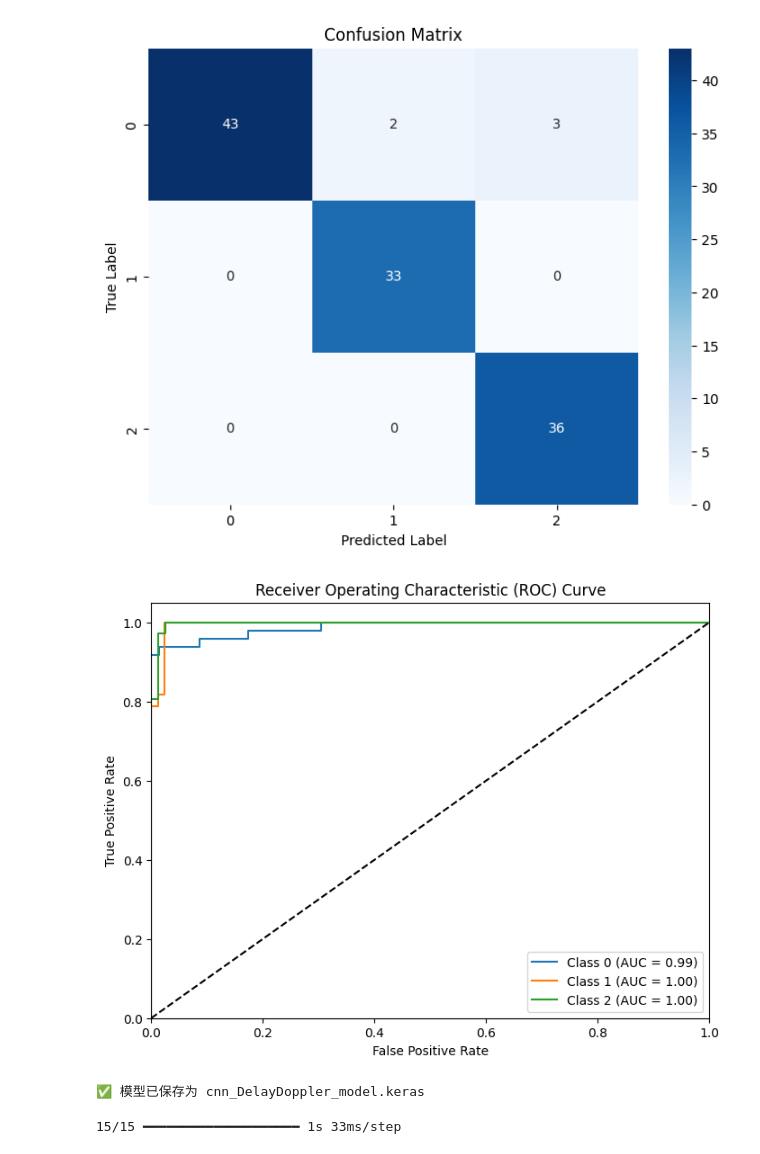
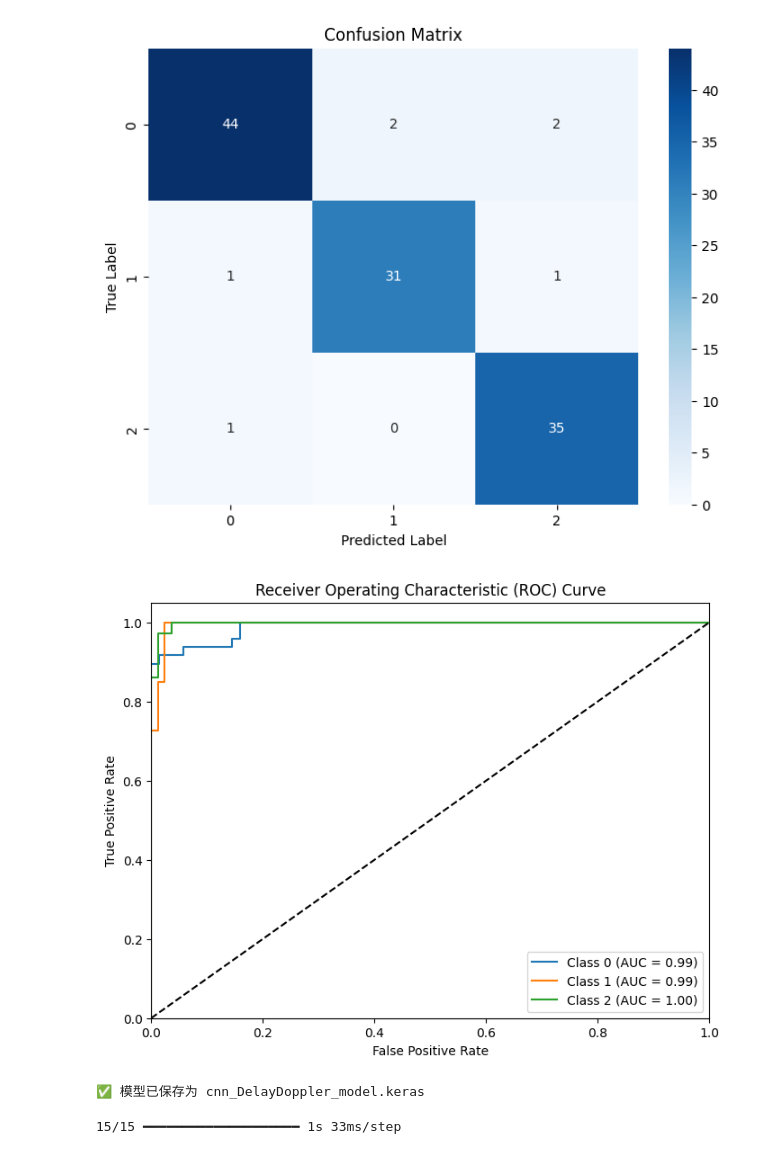
Before and after one commit to Chico1378/Marine-Mammal-Target-Classification, a Jupyter notebook: 03_CNN/DDTrain.ipynb, the cells around one changed output. Saved outputs shown, nothing was run; the diff lists cells and outputs as text; code cells hidden in the pictures.

```diff
--- a/03_CNN/DDTrain.ipynb
+++ b/03_CNN/DDTrain.ipynb
@@ -58,7 +58,7 @@ model = Sequential([
 ])
 
 # **4️⃣ 编译模型**
-model.compile(optimizer=tf.keras.optimizers.Adam(learning_rate=0.001),
+model.compile(optimizer=tf.keras.optimizers.Adam(learning_rate=0.0005),
               loss='categorical_crossentropy',
               metrics=['accuracy'])
 
@@ -66,7 +66,7 @@ model.compile(optimizer=tf.keras.optimizers.Adam(learning_rate=0.001),
 early_stopping = EarlyStopping(monitor='val_loss', patience=10, restore_best_weights=True)
 reduce_lr = ReduceLROnPlateau(monitor='val_loss', factor=0.5, patience=5, min_lr=1e-6)
 
-history = model.fit(X_train, Y_train, epochs=30, batch_size=32,
+history = model.fit(X_train, Y_train, epochs=40, batch_size=34,
                     validation_data=(X_test, Y_test),
                     callbacks=[reduce_lr])  #去掉了early stop
 
@@ -133,6 +134,6 @@ weighted avg       0.96      0.96      0.96       117
-[figure, old version]
+[figure, new version]
-[figure, old version]
+[figure, new version]
-✅ 模型已保存为 cnn_DelayDoppler_model.keras
+✅ 模型已保存为 cnn_DelayDoppler_model.keras
 # %%
 import numpy as np
 import matplotlib.pyplot as plt
```
Also changed, not shown: parts of 1 cell of this notebook.
